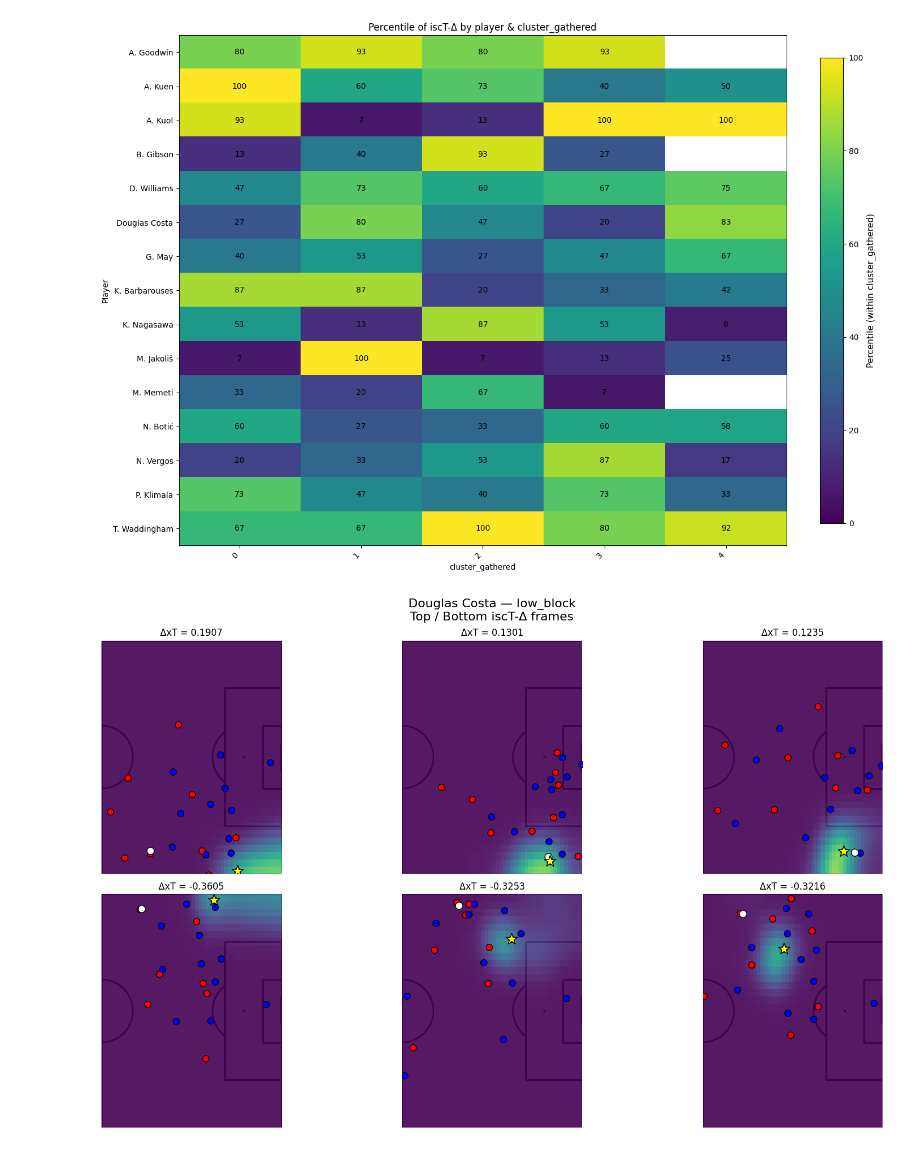
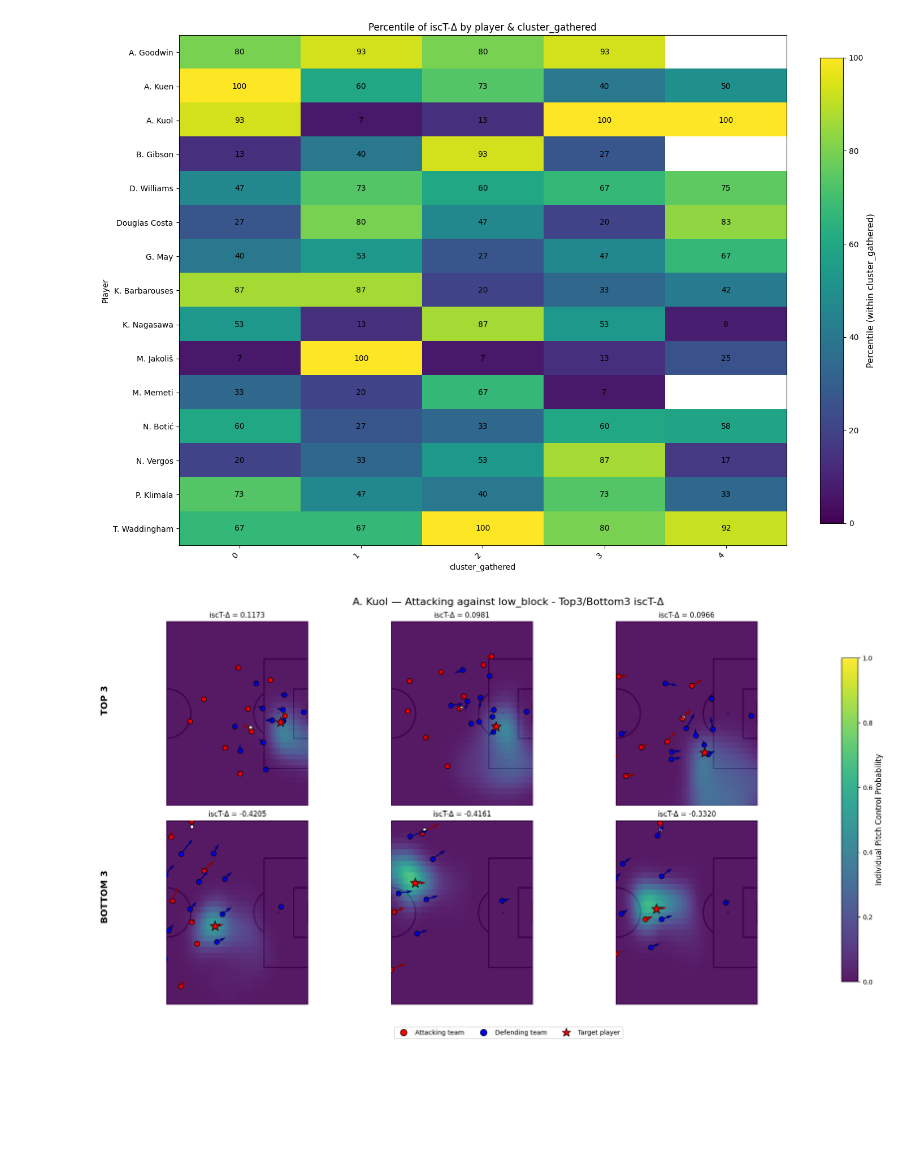
Before and after one commit to TustiWutsi/analytics_cup_research, a Jupyter notebook: submission.ipynb, the cells around one changed output. Saved outputs shown, nothing was run; the diff lists cells and outputs as text; code cells hidden in the pictures; blank space fills up the shorter version.

```diff
--- a/submission.ipynb
+++ b/submission.ipynb
@@ -391,11 +415,11 @@ pivot_percentiles = plot_player_percentiles(
 # %% [output]
 [figure]
 # %%
-plot_extreme_frames_pitch_control(
-    player_name= "Douglas Costa",
+plot_top_bottom_isct_delta(
+    player_name= "A. Kuol",
     player_position= player_position,
     game_situation= game_situation,
     save_load_method = "local"
 )
 # %% [output]
-[figure, old version]
+[figure, new version]
```
Also changed, not shown: parts of 5 cells of this notebook, 2 other files.
